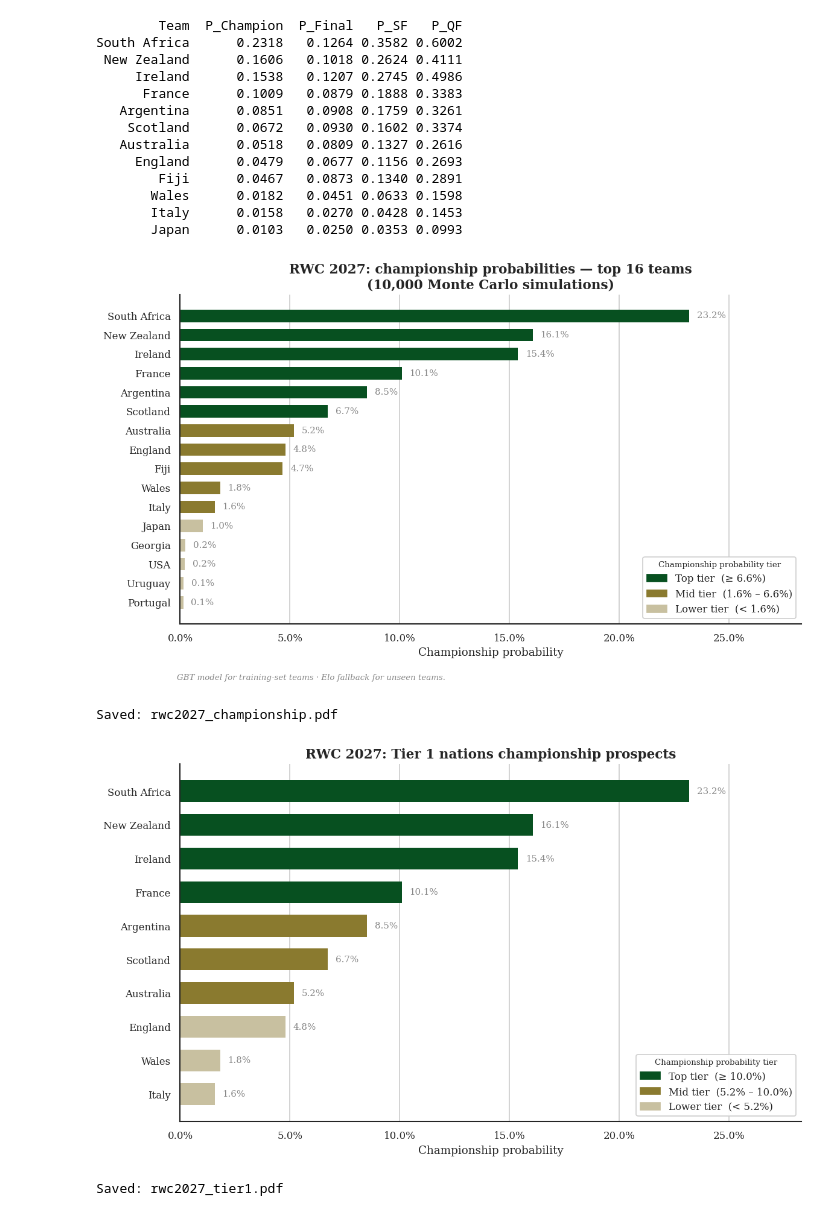
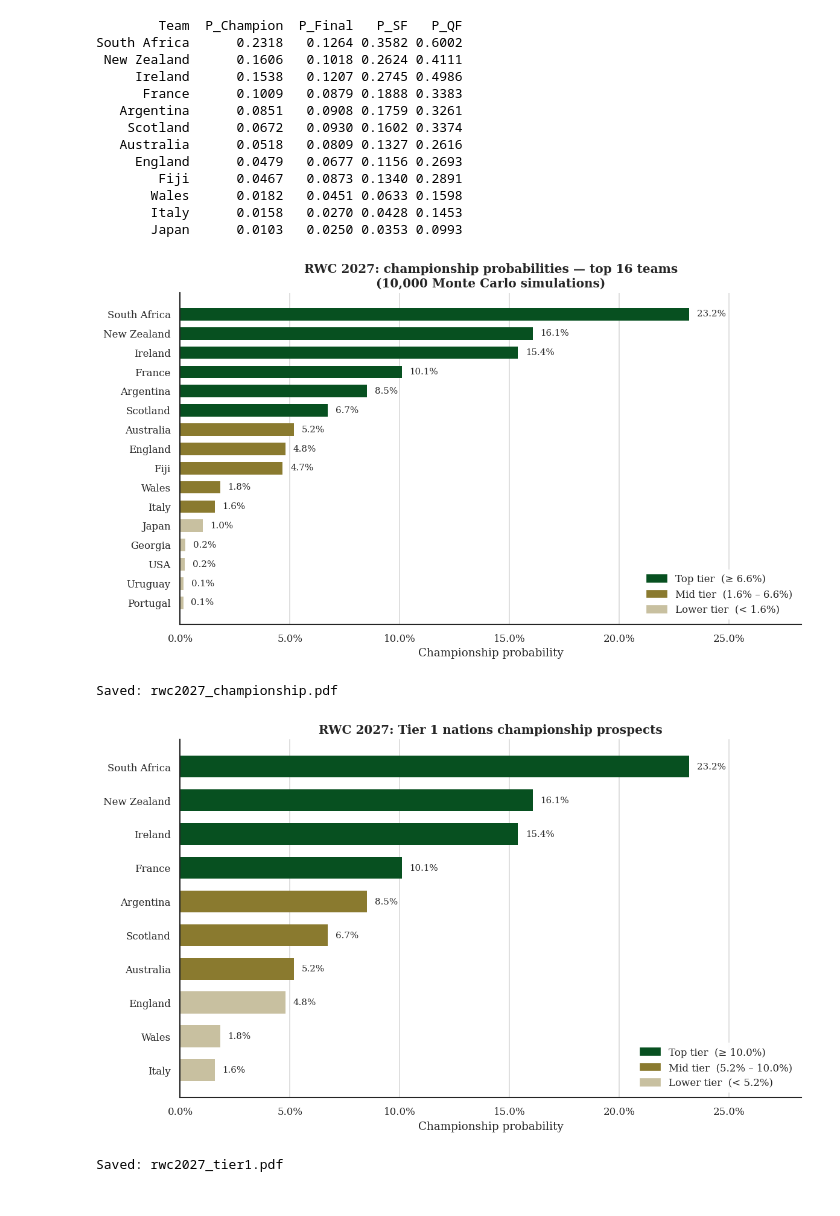
Before and after one commit to brandtami/springboks-rugby-analytics, a Jupyter notebook: notebooks/05_model_application.ipynb, the cells around one changed output. Cells and saved outputs as stored; diff of their text form; code cells hidden in the pictures.

Commit message:
final adjustments on the figures

```diff
--- a/notebooks/05_model_application.ipynb
+++ b/notebooks/05_model_application.ipynb
@@ -46,7 +46,7 @@ mpl.rcParams.update({
     'axes.spines.right': False,
     'axes.spines.left':  True,
     'axes.spines.bottom': True,
-    'axes.titlesize':    13,
+    'axes.titlesize':    12,
     'axes.titleweight':  'bold',
     'axes.labelsize':    11,
     'xtick.labelsize':   10,
@@ -55,6 +55,7 @@ mpl.rcParams.update({
     'legend.frameon':    False,
     'grid.color':        'gray',
     'grid.alpha':        0.3,
+
 })
 
 # ── HELPER FUNCTIONS ─────────────────────────────────
@@ -387,40 +388,37 @@ def tier_color(p):
 colors = [tier_color(p) for p in top16.P_Champion]
 
 fig, ax = plt.subplots()
 bars = ax.barh(top16.Team, top16.P_Champion, color=colors,
                edgecolor='none', height=0.65)
 
 for bar, (_, row) in zip(bars, top16.iterrows()):
     ax.text(row.P_Champion + top16.P_Champion.max() * 0.015,
             bar.get_y() + bar.get_height() / 2,
             f"{row.P_Champion:.1%}",
-            va='center', fontsize=9, color=GREY)
+            va='center', fontsize=9)
 
 # Legende
 legend_handles = [
     mpatches.Patch(color=PRIMARY,   label=f'Top tier  (≥ {t66:.1%})'),
     mpatches.Patch(color=SECONDARY, label=f'Mid tier  ({t33:.1%} – {t66:.1%})'),
     mpatches.Patch(color=LIGHT,     label=f'Lower tier  (< {t33:.1%})'),
 ]
-ax.legend(handles=legend_handles, loc='lower right', framealpha=0.95,
-          title='Championship probability tier', title_fontsize=8)
+ax.legend(handles=legend_handles, loc='lower right', frameon=True, facecolor='white', edgecolor='white')
 
 ax.set_xlabel('Championship probability')
+
 ax.set_title('RWC 2027: championship probabilities — top 16 teams\n'
              '(10,000 Monte Carlo simulations)')
 ax.xaxis.set_major_formatter(mpl.ticker.PercentFormatter(xmax=1))
 ax.set_xlim(0, top16.P_Champion.max() * 1.22)
 ax.xaxis.grid(True)
 ax.yaxis.grid(False)
 ax.set_axisbelow(True)
 
-fig.text(0.12, 0.01,
-         'GBT model for training-set teams · Elo fallback for unseen teams.',
-         fontsize=8, color=GREY, style='italic')
 plt.tight_layout(rect=[0, 0.03, 1, 1])
 save_fig('rwc2027_championship.pdf')
 # %% [output]
-[figure, old version]
+[figure, new version]
 Saved: rwc2027_championship.pdf
 # %%
 tier1 = ['South Africa','New Zealand','Ireland','France','England',
@@ -444,16 +442,14 @@ for bar, (_, row) in zip(bars, t1.iterrows()):
     ax.text(row.P_Champion + t1.P_Champion.max() * 0.015,
             bar.get_y() + bar.get_height() / 2,
             f"{row.P_Champion:.1%}",
-            va='center', fontsize=9, color=GREY)
+            va='center', fontsize=9,)
 
 legend_handles = [
     mpatches.Patch(color=PRIMARY,   label=f'Top tier  (≥ {t66_t1:.1%})'),
     mpatches.Patch(color=SECONDARY, label=f'Mid tier  ({t33_t1:.1%} – {t66_t1:.1%})'),
     mpatches.Patch(color=LIGHT,     label=f'Lower tier  (< {t33_t1:.1%})'),
 ]
-ax.legend(handles=legend_handles, loc='lower right', framealpha=0.95,
-          title='Championship probability tier', title_fontsize=8)
-
+ax.legend(handles=legend_handles, loc='lower right', frameon=True, facecolor='white', edgecolor='white')
 ax.set_xlabel('Championship probability')
 ax.set_title('RWC 2027: Tier 1 nations championship prospects')
 ax.xaxis.set_major_formatter(mpl.ticker.PercentFormatter(xmax=1))
@@ -464,7 +460,7 @@ ax.set_axisbelow(True)
 plt.tight_layout()
 save_fig('rwc2027_tier1.pdf')
 # %% [output]
-[figure, old version]
+[figure, new version]
 Saved: rwc2027_tier1.pdf
 # %%
 norm   = mpl.colors.Normalize(vmin=sa_df.P_win.min(), vmax=sa_df.P_win.max())
```
Also changed, not shown: parts of 2 cells of this notebook, 19 other files.
